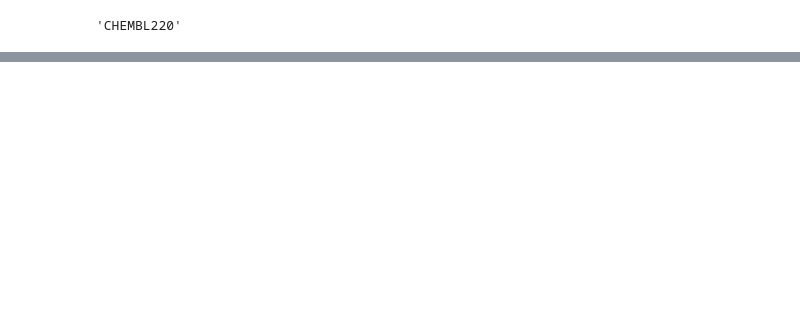
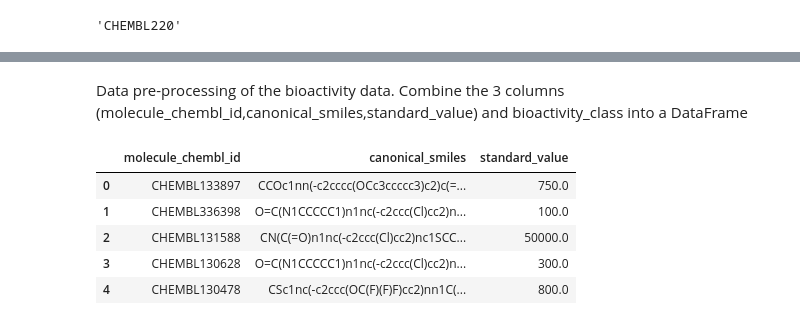
Before and after one commit to YuuN0-893/Drug-Discovery-Data-Analysis, a Jupyter notebook: chembl/Acetylcholinesterase_Bioactivity_Data_.ipynb, the cells around one changed output, grey strips where cells are left out. Drawn from its saved outputs; the diff is of its cells as text; code cells hidden in the pictures; blank space fills up the shorter version.

```diff
--- a/chembl/Acetylcholinesterase_Bioactivity_Data_.ipynb
+++ b/chembl/Acetylcholinesterase_Bioactivity_Data_.ipynb
@@ -42,0 +81,15 @@ df.to_csv('acetylcholinesterase_01_bioactivity_data_raw.csv', index=False)
+# %% [markdown]
+Data pre-processing of the bioactivity data.
+Combine the 3 columns (molecule_chembl_id,canonical_smiles,standard_value) and bioactivity_class into a
+DataFrame
+# %%
+cols=["molecule_chembl_id", "canonical_smiles", "standard_value"]
+df=df2_nr[cols]
+df.head()
+# %% [output]
+|  | molecule_chembl_id | canonical_smiles | standard_value |
+| 0 | CHEMBL133897 | CCOc1nn(-c2cccc(OCc3ccccc3)c2)c(=... | 750.0 |
+| 1 | CHEMBL336398 | O=C(N1CCCCC1)n1nc(-c2ccc(Cl)cc2)n... | 100.0 |
+| 2 | CHEMBL131588 | CN(C(=O)n1nc(-c2ccc(Cl)cc2)nc1SCC... | 50000.0 |
+| 3 | CHEMBL130628 | O=C(N1CCCCC1)n1nc(-c2ccc(Cl)cc2)n... | 300.0 |
+| 4 | CHEMBL130478 | CSc1nc(-c2ccc(OC(F)(F)F)cc2)nn1C(... | 800.0 |
```
Also changed, not shown: parts of 7 cells of this notebook.
